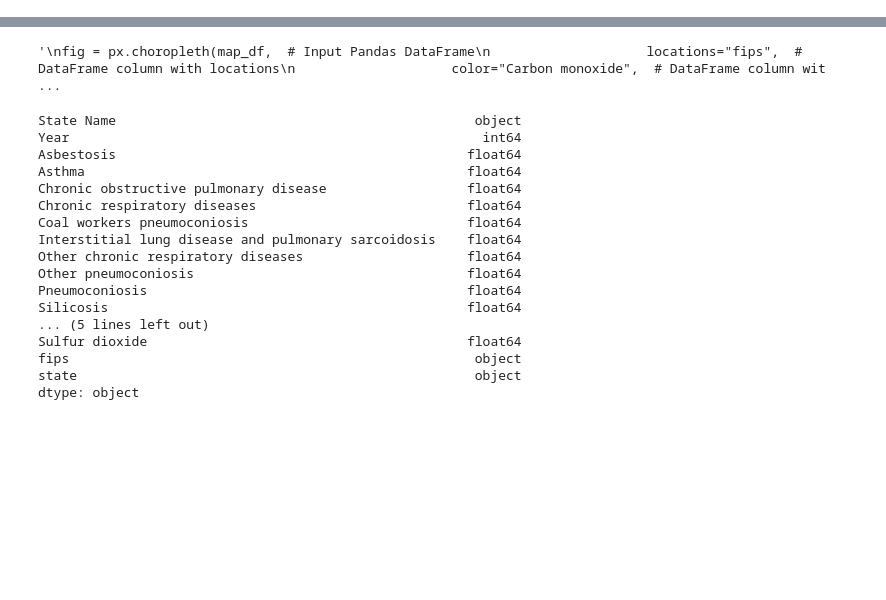
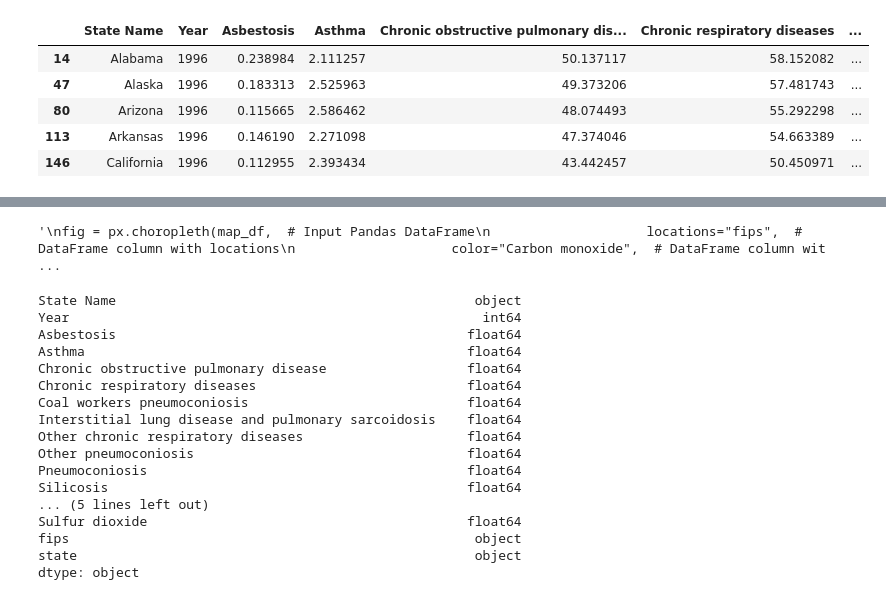
Before and after one commit to PorkPies/ToHackHealth, a Jupyter notebook: Map_Stuff_working.ipynb, the cells around one changed output, grey strips where cells are left out. Cells and saved outputs as stored; diff of their text form; code cells hidden in the pictures; blank space fills up the shorter version.

```diff
--- a/Map_Stuff_working.ipynb
+++ b/Map_Stuff_working.ipynb
@@ -68,8 +61,20 @@ code = {'Alabama': 'AL',
         'Wyoming': 'WY'}
 
 #Add code to the df, 'joining' on State Name
-
+map_df = df
 map_df['Code'] = map_df['State Name'].map(code)
+# %%
+#filter for one year (can add code to change this from the dropdown?)
+
+map_df = map_df.loc[map_df['Year'] == 1996]
+map_df.head()
+# %% [output]
+|  | State Name | Year | Asbestosis | Asthma | Chronic obstructive pulmonary dis... | Chronic respiratory diseases | ... |
+| 14 | Alabama | 1996 | 0.238984 | 2.111257 | 50.137117 | 58.152082 | ... |
+| 47 | Alaska | 1996 | 0.183313 | 2.525963 | 49.373206 | 57.481743 | ... |
+| 80 | Arizona | 1996 | 0.115665 | 2.586462 | 48.074493 | 55.292298 | ... |
+| 113 | Arkansas | 1996 | 0.146190 | 2.271098 | 47.374046 | 54.663389 | ... |
+| 146 | California | 1996 | 0.112955 | 2.393434 | 43.442457 | 50.450971 | ... |
 # %%
 #Create figure
 import plotly.express as px
```
Also changed, not shown: parts of 2 cells of this notebook.
